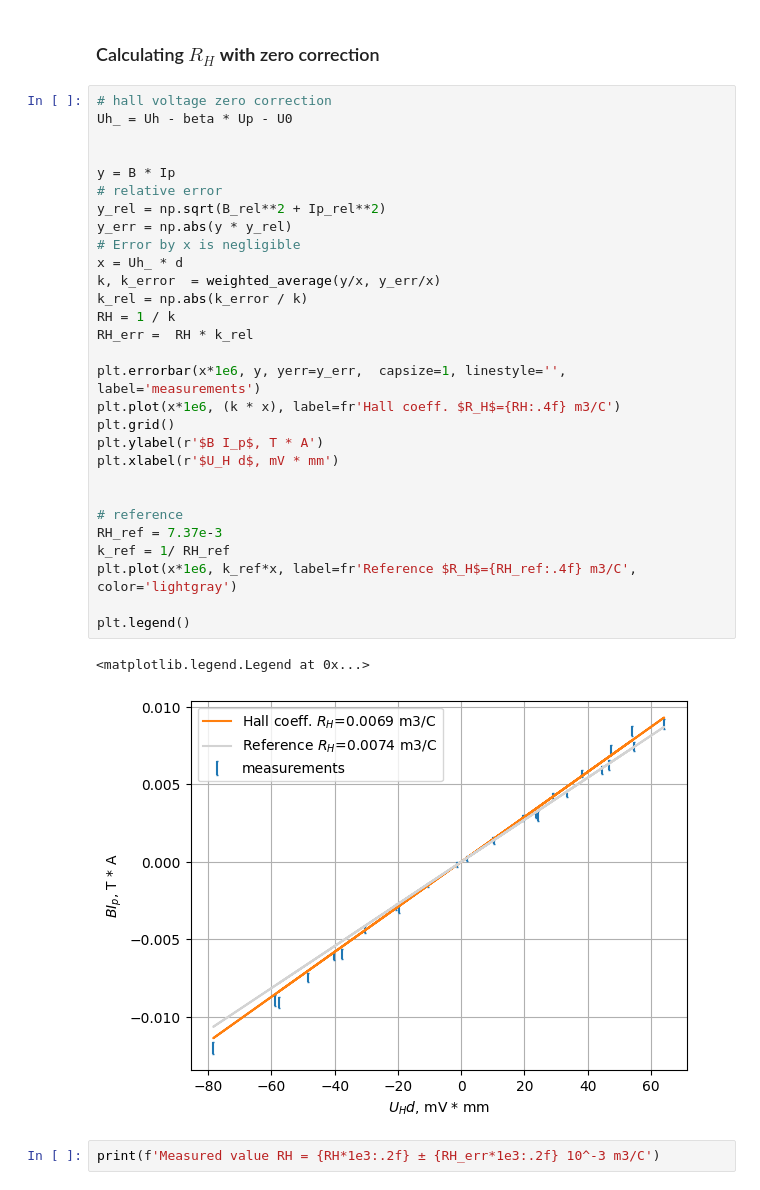
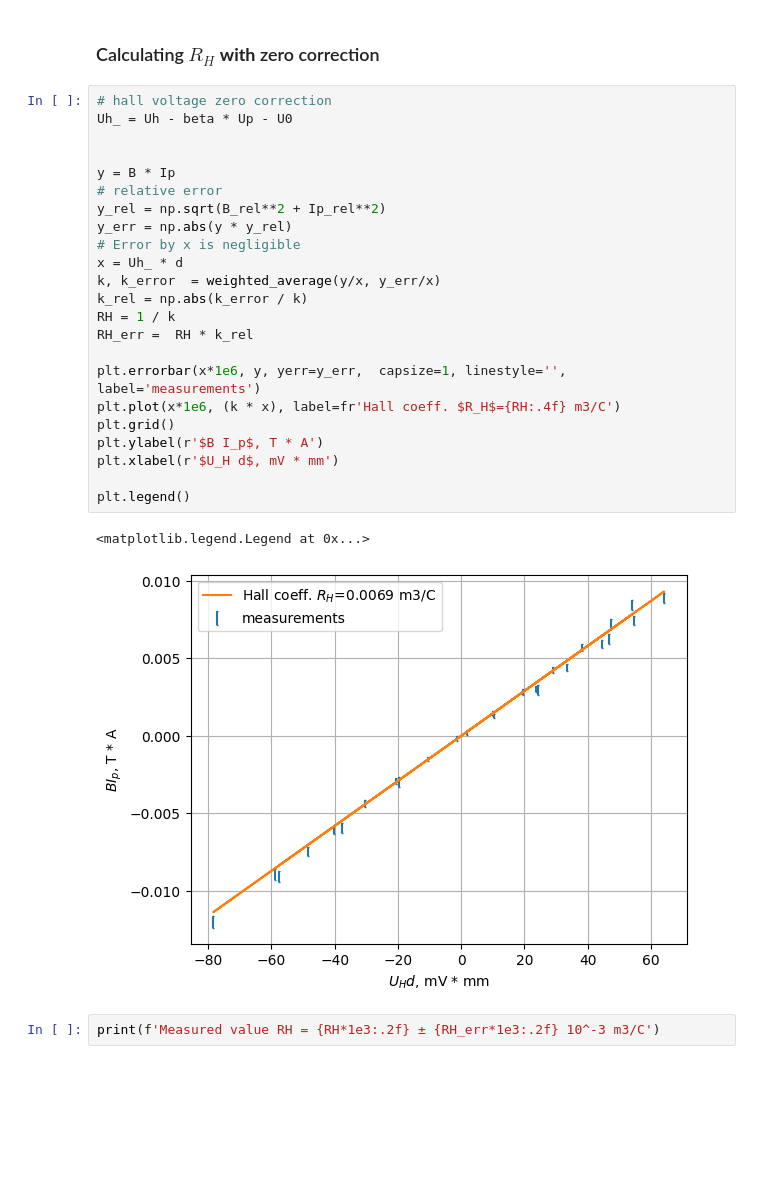
Before and after one commit to evgeny-kolonsky/Lab4, a Jupyter notebook: Hall/Hall_zeroB_measurements.ipynb, the cells around one changed output. Saved outputs shown, nothing was run; the diff lists cells and outputs as text; blank space fills up the shorter version.

Commit message:
non-confirmed reference removed

```diff
--- a/Hall/Hall_zeroB_measurements.ipynb
+++ b/Hall/Hall_zeroB_measurements.ipynb
@@ -230,35 +232,29 @@ plt.legend()
 # %%
 # hall voltage zero correction
 Uh_ = Uh - beta * Up - U0
 
 
 y = B * Ip
 # relative error
 y_rel = np.sqrt(B_rel**2 + Ip_rel**2)
 y_err = np.abs(y * y_rel)
 # Error by x is negligible
 x = Uh_ * d
 k, k_error  = weighted_average(y/x, y_err/x)
 k_rel = np.abs(k_error / k)
 RH = 1 / k
 RH_err =  RH * k_rel
 
 plt.errorbar(x*1e6, y, yerr=y_err,  capsize=1, linestyle='', label='measurements')
 plt.plot(x*1e6, (k * x), label=fr'Hall coeff. $R_H$={RH:.4f} m3/C')
 plt.grid()
 plt.ylabel(r'$B I_p$, T * A')
 plt.xlabel(r'$U_H d$, mV * mm')
 
-
-# reference
-RH_ref = 7.37e-3
-k_ref = 1/ RH_ref
-plt.plot(x*1e6, k_ref*x, label=fr'Reference $R_H$={RH_ref:.4f} m3/C', color='lightgray')
-
 plt.legend()
 # %% [output]
 <matplotlib.legend.Legend at 0x...>
-[figure, old version]
+[figure, new version]
 # %%
 print(f'Measured value RH = {RH*1e3:.2f} ± {RH_err*1e3:.2f} 10^-3 m3/C')
 # %% [output]
```
Also changed, not shown: parts of 5 cells of this notebook.
